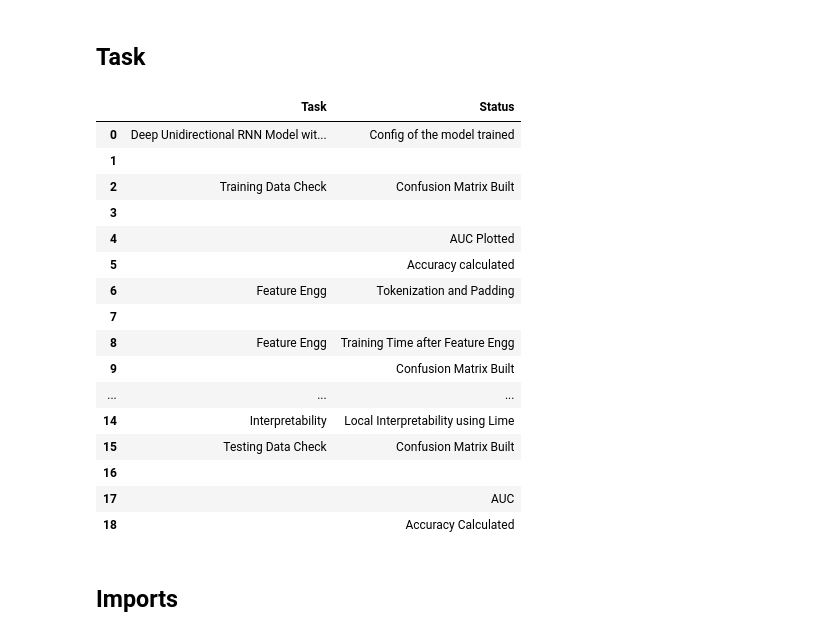
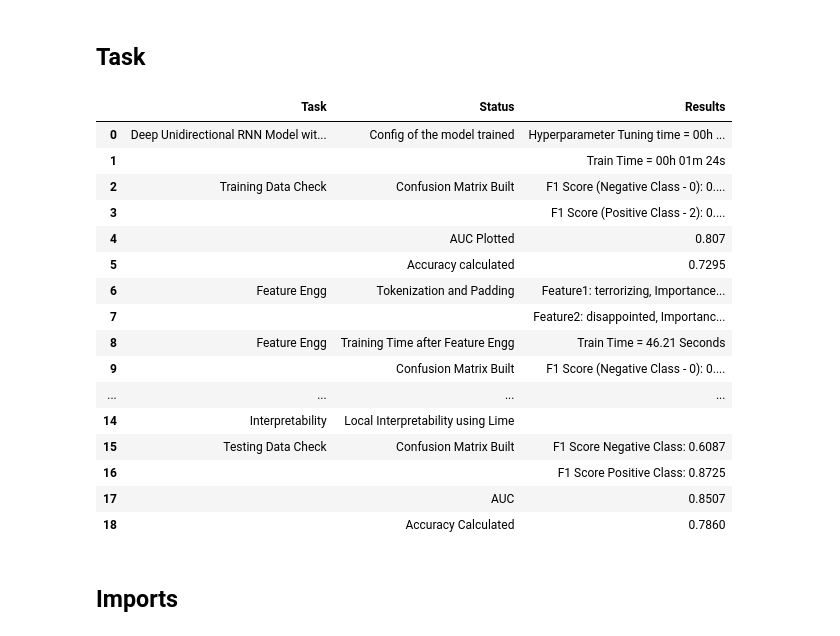
Before and after one commit to LCIT-W25/AISC-T3-Grp2, a Jupyter notebook: AISC2009-NLP/Assignment 2/Q2 Jisna/Assignment2_NLP.ipynb, the cells around one changed output. Cells and saved outputs as stored; diff of their text form; code cells hidden in the pictures.

Commit message:
Task table updated
Task table updated

```diff
--- a/AISC2009-NLP/Assignment 2/Q2 Jisna/Assignment2_NLP.ipynb
+++ b/AISC2009-NLP/Assignment 2/Q2 Jisna/Assignment2_NLP.ipynb
@@ -3,41 +3,45 @@
 # %%
 import pandas as pd
 
 # Define the data for the table
 data = {
     'Task': [
         'Deep Unidirectional RNN Model with an embedding layer','', 'Training Data Check', '', '','','Feature Engg', '','Feature Engg','','','','','Cross Validation',
         'Interpretability', 'Testing Data Check', '','',''
     ],
     'Status': [
         'Config of the model trained','', 'Confusion Matrix Built', '','AUC Plotted','Accuracy calculated', 'Tokenization and Padding','','Training Time after Feature Engg','Confusion Matrix Built','','AUC','Accuracy Calculated',
-        'Done', 'Local Interpretability using Lime', 'Confusion Matrix Built', '','AUC', 'Accuracy Calculated'
+        'Partially Done', 'Local Interpretability using Lime', 'Confusion Matrix Built', '','AUC', 'Accuracy Calculated'
+    ],
+    'Results': [
+        'Hyperparameter Tuning time = 00h 09m 17s', 'Train Time = 00h 01m 24s', 'F1 Score (Negative Class - 0): 0.5489','F1 Score (Positive Class - 2): 0.8356','0.807','0.7295', 'Feature1: terrorizing, Importance: 2.64', 'Feature2: disappointed, Importance: 2.30',
+        'Train Time = 46.21 Seconds', 'F1 Score (Negative Class - 0): 0.5603','F1 Score (Positive Class - 2): 0.8454','0.8077','0.7383','','', 'F1 Score Negative Class: 0.6087','F1 Score Positive Class: 0.8725' ,'0.8507','0.7860'
     ]
 }
 
 # Create a DataFrame
 task_status = pd.DataFrame(data)
 
 # Display the table
 task_status
 # %% [output]
-|  | Task | Status |
-| 0 | Deep Unidirectional RNN Model wit... | Config of the model trained |
-| 1 |  |  |
-| 2 | Training Data Check | Confusion Matrix Built |
-| 3 |  |  |
-| 4 |  | AUC Plotted |
-| 5 |  | Accuracy calculated |
-| 6 | Feature Engg | Tokenization and Padding |
-| 7 |  |  |
-| 8 | Feature Engg | Training Time after Feature Engg |
-| 9 |  | Confusion Matrix Built |
-| ... | ... | ... |
-| 14 | Interpretability | Local Interpretability using Lime |
-| 15 | Testing Data Check | Confusion Matrix Built |
-| 16 |  |  |
-| 17 |  | AUC |
-| 18 |  | Accuracy Calculated |
+|  | Task | Status | Results |
+| 0 | Deep Unidirectional RNN Model wit... | Config of the model trained | Hyperparameter Tuning time = 00h ... |
+| 1 |  |  | Train Time = 00h 01m 24s |
+| 2 | Training Data Check | Confusion Matrix Built | F1 Score (Negative Class - 0): 0.... |
+| 3 |  |  | F1 Score (Positive Class - 2): 0.... |
+| 4 |  | AUC Plotted | 0.807 |
+| 5 |  | Accuracy calculated | 0.7295 |
+| 6 | Feature Engg | Tokenization and Padding | Feature1: terrorizing, Importance... |
+| 7 |  |  | Feature2: disappointed, Importanc... |
+| 8 | Feature Engg | Training Time after Feature Engg | Train Time = 46.21 Seconds |
+| 9 |  | Confusion Matrix Built | F1 Score (Negative Class - 0): 0.... |
+| ... | ... | ... | ... |
+| 14 | Interpretability | Local Interpretability using Lime |  |
+| 15 | Testing Data Check | Confusion Matrix Built | F1 Score Negative Class: 0.6087 |
+| 16 |  |  | F1 Score Positive Class: 0.8725 |
+| 17 |  | AUC | 0.8507 |
+| 18 |  | Accuracy Calculated | 0.7860 |
 # %% [markdown]
 ## Imports
 # %%
```
